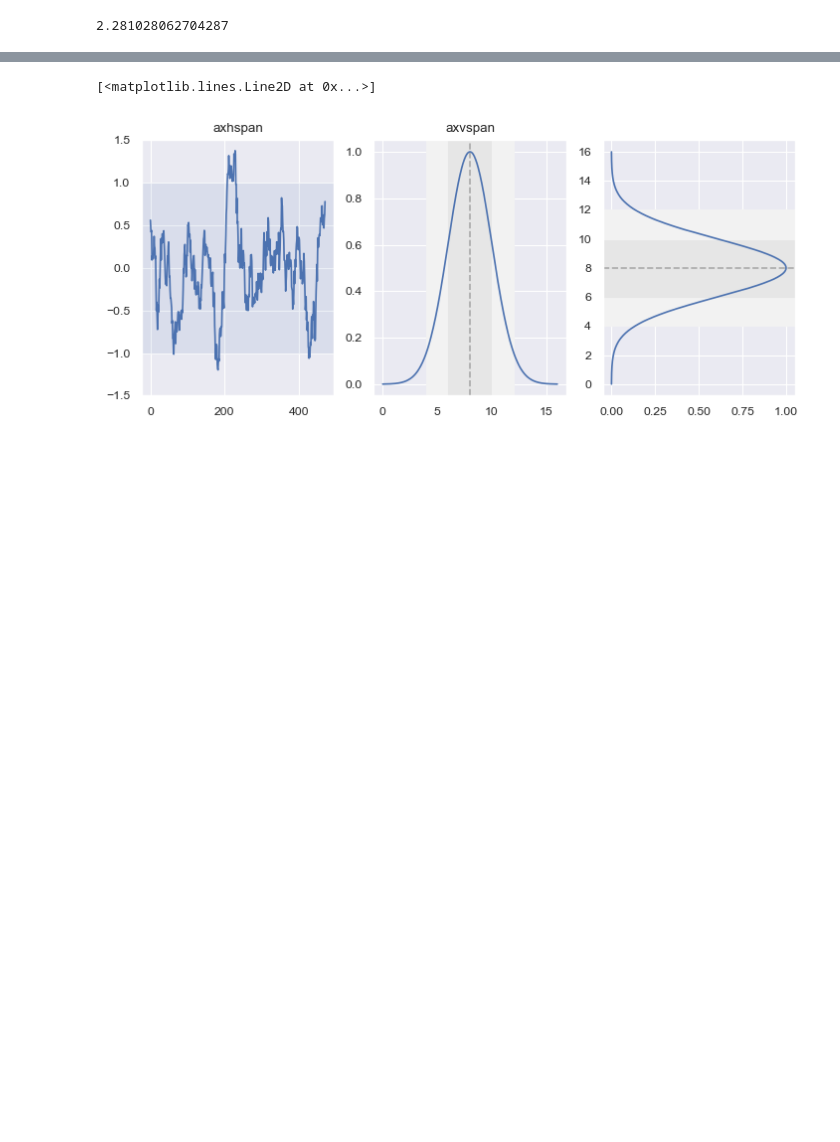
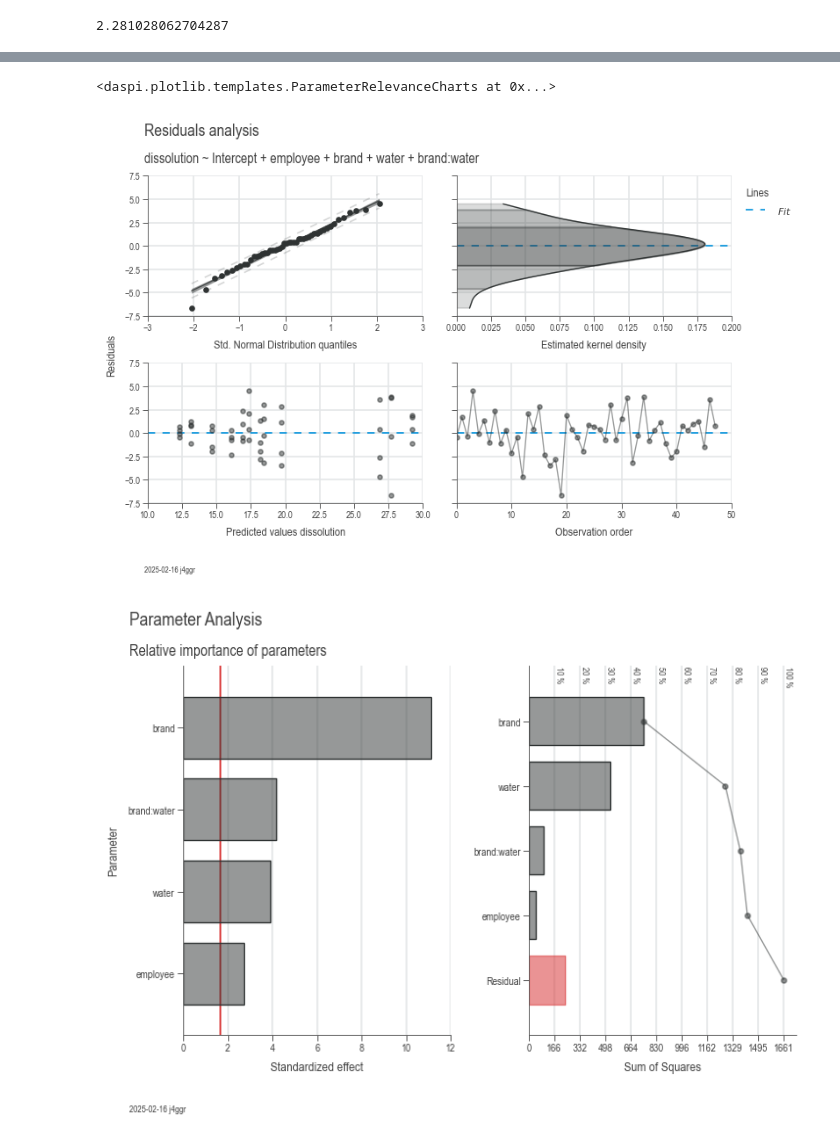
Before and after one commit to j4ggr/DaSPi, a Jupyter notebook: notebooks/doc-content_process-analysis.ipynb, the cells around one changed output, grey strips where cells are left out. Cells and saved outputs as stored; diff of their text form; code cells hidden in the pictures; blank space fills up the shorter version.

Commit message:
templates added, examples at docstrings

```diff
--- a/notebooks/doc-content_process-analysis.ipynb
+++ b/notebooks/doc-content_process-analysis.ipynb
@@ -285,34 +184,20 @@ for (kernel, fraction), ax in zip(options.items(), axs):
-# %%
-import matplotlib.pyplot as plt
-import numpy as np
-import daspi as dsp
-
-dsp.style.use('seaborn')
-
-fig, (ax1, ax2, ax3) = plt.subplots(1, 3, figsize=(7, 3))
-
-np.random.seed(19680801)
-s = 2.9 * np.convolve(np.random.randn(500), np.ones(30) / 30, mode='valid')
-ax1.plot(s)
-ax1.axhspan(-1, 1, alpha=0.1)
-ax1.set(ylim=(-1.5, 1.5), title="axhspan")
-
-mu = 8
-sigma = 2
-x = np.linspace(0, 16, 401)
-y = np.exp(-((x-mu)**2)/(2*sigma**2))
-ax2.axvspan(mu-2*sigma, mu-sigma, color='0.95')
-ax2.axvspan(mu-sigma, mu+sigma, color='0.9')
-ax2.axvspan(mu+sigma, mu+2*sigma, color='0.95')
-ax2.axvline(mu, color='darkgrey', linestyle='--')
-ax2.plot(x, y)
-ax2.set(title="axvspan")
-
-ax3.axhspan(mu-2*sigma, mu-sigma, color='0.95')
-ax3.axhspan(mu-sigma, mu+sigma, color='0.9')
-ax3.axhspan(mu+sigma, mu+2*sigma, color='0.95')
-ax3.axhline(mu, color='darkgrey', linestyle='--')
-ax3.plot(y, x)
-# %% [output]
-[<matplotlib.lines.Line2D at 0x...>]
-[figure, removed]
+# %%
+import daspi as dsp
+
+df = dsp.load_dataset('aspirin-dissolution')
+model = dsp.LinearModel(
+    source=df,
+    target='dissolution',
+    categorical=['employee', 'stirrer', 'brand', 'catalyst', 'water'],
+    continuous=['temperature', 'preparation'],
+    order=2)
+df_gof = pd.DataFrame()
+for data_gof in model.recursive_feature_elimination():
+    df_gof = pd.concat([df_gof, data_gof])
+
+dsp.ResidualsCharts(model).plot().stripes().label(info=True)
+dsp.ParameterRelevanceCharts(model).plot().label(info=True)
+# %% [output]
+<daspi.plotlib.templates.ParameterRelevanceCharts at 0x...>
+[figure, added]
+[figure, added]
```
Also changed, not shown: parts of 8 cells of this notebook, 1 other file.
